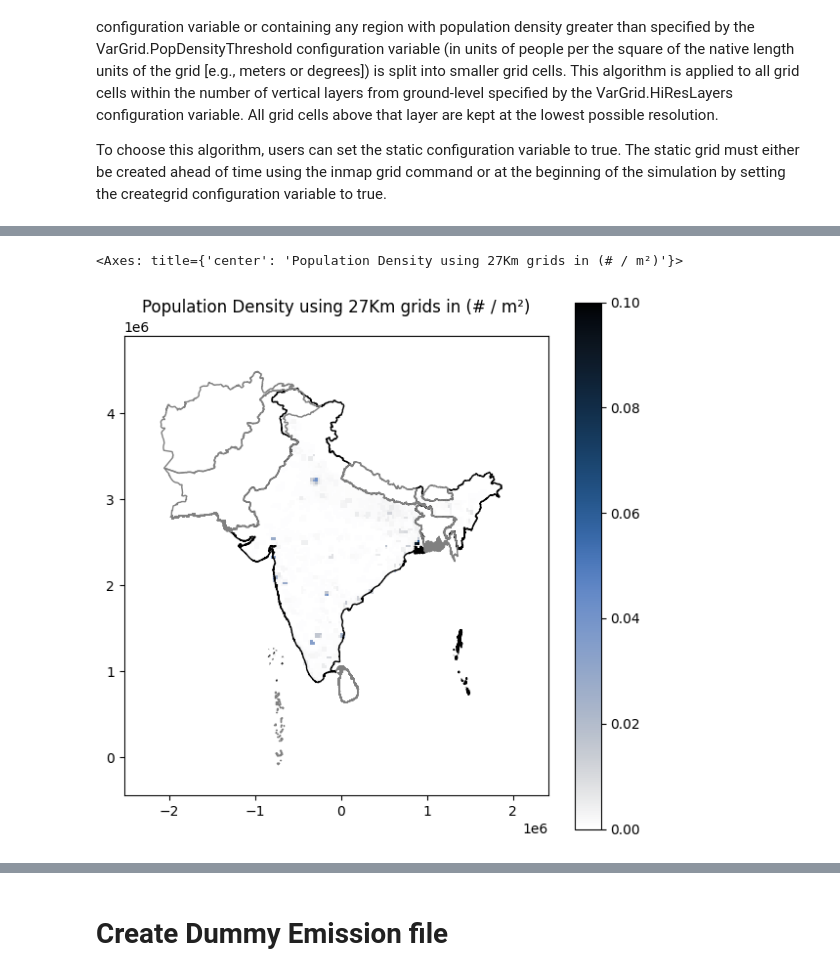
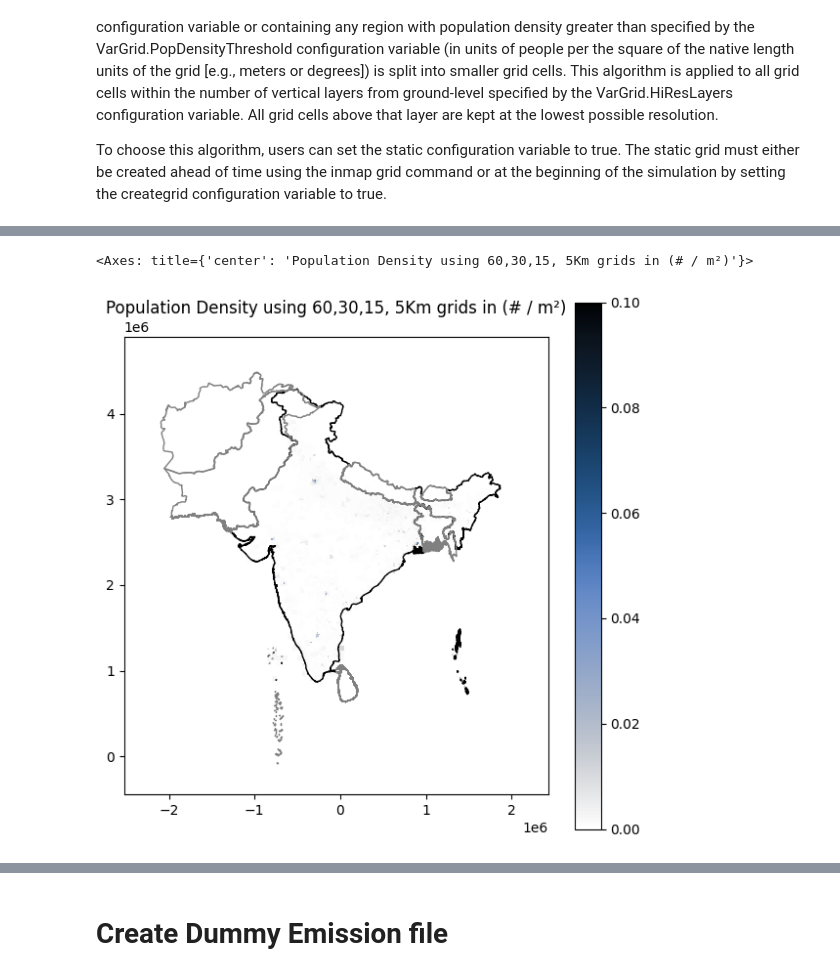
Before and after one commit to lrojasm407/PAVITRA, a Jupyter notebook: SGRIDS V4.ipynb, the cells around one changed output, grey strips where cells are left out. Cells and saved outputs as stored; diff of their text form; code cells hidden in the pictures.

```diff
--- a/SGRIDS V4.ipynb
+++ b/SGRIDS V4.ipynb
@@ -124,3 +79,8 @@ Execution time: 190.7868 seconds
+# %%
+#Save file
+gdf=gpd.read_file('60000_2_2_3_200000_02.shp')
+# %%
+gdf.crs=source_crs
 # %%
 gdf['TotalPop'].sum()
 # %% [output]
@@ -148,12 +128,12 @@ gdf['density'].max()
 # %%
 # Plot the population redistribution
 fig, ax = plt.subplots(figsize=(7, 7))
 gdf.plot(column='density', cmap=cm.oslo_r, legend=True, ax=ax, vmin=0, vmax=0.1)
-plt.title('Population Density using 27Km grids in (# / m\u00B2)')
+plt.title('Population Density using 60,30,15, 5Km grids in (# / m\u00B2)')
 
 # Plot the map of India on the same plot
 india_gdf.plot(ax=ax, color='none', edgecolor='black')
 saarcwi_gdf.plot(ax=plt.gca(), color='none', edgecolor='gray')
 # %% [output]
-<Axes: title={'center': 'Population Density using 27Km grids in (# / m²)'}>
+<Axes: title={'center': 'Population Density using 60,30,15, 5Km grids in (# / m²)'}>
-[figure, old version]
+[figure, new version]
```
Also changed, not shown: parts of 31 cells of this notebook, 1 other file.
